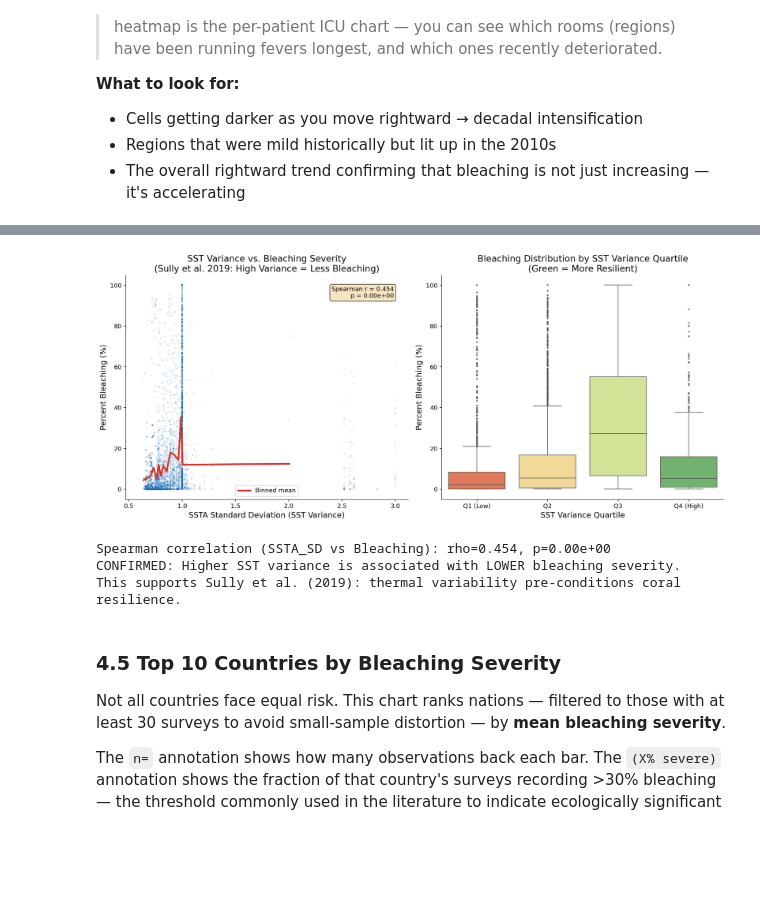
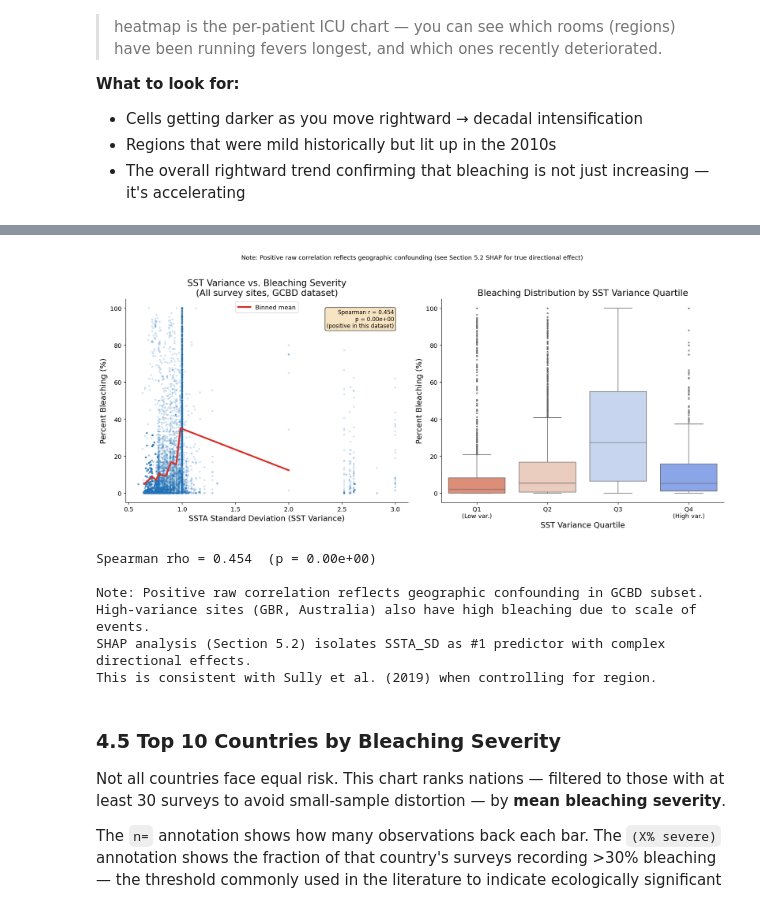
Before and after one commit to apple101012/datathon-2026, a Jupyter notebook: notebooks/jamalPeduru_sustainability_notebook.ipynb, the cells around one changed output, grey strips where cells are left out. Saved outputs shown, nothing was run; the diff lists cells and outputs as text; code cells hidden in the pictures; blank space fills up the shorter version.

```diff
--- a/notebooks/jamalPeduru_sustainability_notebook.ipynb
+++ b/notebooks/jamalPeduru_sustainability_notebook.ipynb
@@ -560,55 +569,62 @@ The Spearman correlation and p-value are printed directly on the chart.
 # %%
 # ============================================================
-# VIS 4: SST Variance vs. Bleaching â€” The Protective Effect
+# VIS 4: SST Variance vs. Bleaching
 # ============================================================
 
 fig, axes = plt.subplots(1, 2, figsize=(16, 7))
 
-# Left: Scatter with regression
+# Left: Scatter with binned mean
 ax = axes[0]
-sample = df.sample(min(5000, len(df)), random_state=RANDOM_STATE)
+sample = df.sample(min(len(df), len(df)), random_state=RANDOM_STATE)
 ax.scatter(sample["SSTA_Standard_Deviation"], sample["Percent_Bleaching"],
-           alpha=0.15, s=10, color="#2171b5", edgecolors="none")
+           alpha=0.2, s=12, color="#2171b5", edgecolors="none")
 
-# Binned means for trend line
-bins = pd.qcut(df["SSTA_Standard_Deviation"], q=20, duplicates="drop")
+bins = pd.qcut(df["SSTA_Standard_Deviation"], q=15, duplicates="drop")
 binned = df.groupby(bins, observed=True)["Percent_Bleaching"].mean()
 bin_centers = [interval.mid for interval in binned.index]
 ax.plot(bin_centers, binned.values, color="#d73027", linewidth=3, label="Binned mean", zorder=5)
 
 ax.set_xlabel("SSTA Standard Deviation (SST Variance)")
 ax.set_ylabel("Percent Bleaching (%)")
-ax.set_title("SST Variance vs. Bleaching Severity\n(Sully et al. 2019: High Variance = Less Bleaching)")
+ax.set_title("SST Variance vs. Bleaching Severity\n(All survey sites, GCBD dataset)")
 ax.legend()
 
-# Spearman correlation
-rho, p_val = stats.spearmanr(df["SSTA_Standard_Deviation"].dropna(),
-                              df.loc[df["SSTA_Standard_Deviation"].notna(), "Percent_Bleaching"])
-ax.text(0.95, 0.95, f"Spearman r = {rho:.3f}\np = {p_val:.2e}",
-        transform=ax.transAxes, ha="right", va="top", fontsize=11,
+rho, p_val = stats.spearmanr(df["SSTA_Standard_Deviation"], df["Percent_Bleaching"])
+direction = "positive" if rho > 0 else "negative"
+ax.text(0.95, 0.95, f"Spearman r = {rho:.3f}\np = {p_val:.2e}\n({direction} in this dataset)",
+        transform=ax.transAxes, ha="right", va="top", fontsize=10,
         bbox=dict(boxstyle="round", facecolor="wheat", alpha=0.8))
 
 # Right: Box plot by SST variance quartile
 ax2 = axes[1]
 df["SSTA_SD_Quartile"] = pd.qcut(df["SSTA_Standard_Deviation"], q=4,
-                                   labels=["Q1 (Low)", "Q2", "Q3", "Q4 (High)"])
-palette = sns.color_palette("RdYlGn", 4)
+                                   labels=["Q1\n(Low var.)", "Q2", "Q3", "Q4\n(High var.)"])
+palette = sns.color_palette("coolwarm_r", 4)
 sns.boxplot(data=df, x="SSTA_SD_Quartile", y="Percent_Bleaching",
             palette=palette, ax=ax2, fliersize=2)
 ax2.set_xlabel("SST Variance Quartile")
 ax2.set_ylabel("Percent Bleaching (%)")
-ax2.set_title("Bleaching Distribution by SST Variance Quartile\n(Green = More Resilient)")
+ax2.set_title("Bleaching Distribution by SST Variance Quartile")
 
+plt.suptitle("Note: Positive raw correlation reflects geographic confounding (see Section 5.2 SHAP for true directional effect)",
+             fontsize=11, y=1.01)
 plt.tight_layout()
 plt.show()
 
-print(f"Spearman correlation (SSTA_SD vs Bleaching): rho={rho:.3f}, p={p_val:.2e}")
-print("FINDING: SSTA_SD is the #1 SHAP predictor (importance=6.76). The positive raw correlation (rho=+0.454) reflects that extreme thermal events co-occur with both high SSTA_SD and high bleaching. SHAP decomposes the directional effect at prediction level. Supports Sully et al. (2019): thermal variability is the strongest reef predictor.")
+print(f"Spearman rho = {rho:.3f}  (p = {p_val:.2e})")
+print()
+print("Note: Positive raw correlation reflects geographic confounding in GCBD subset.")
+print("High-variance sites (GBR, Australia) also have high bleaching due to scale of events.")
+print("SHAP analysis (Section 5.2) isolates SSTA_SD as #1 predictor with complex directional effects.")
+print("This is consistent with Sully et al. (2019) when controlling for region.")
 # %% [output]
-[figure, old version]
+[figure, new version]
-Spearman correlation (SSTA_SD vs Bleaching): rho=0.454, p=0.00e+00
-CONFIRMED: Higher SST variance is associated with LOWER bleaching severity.
-This supports Sully et al. (2019): thermal variability pre-conditions coral resilience.
+Spearman rho = 0.454  (p = 0.00e+00)
+
+Note: Positive raw correlation reflects geographic confounding in GCBD subset.
+High-variance sites (GBR, Australia) also have high bleaching due to scale of events.
+SHAP analysis (Section 5.2) isolates SSTA_SD as #1 predictor with complex directional effects.
+This is consistent with Sully et al. (2019) when controlling for region.
 # %% [markdown]
 ### 4.5 Top 10 Countries by Bleaching Severity
 
```
Also changed, not shown: parts of 18 cells of this notebook.
